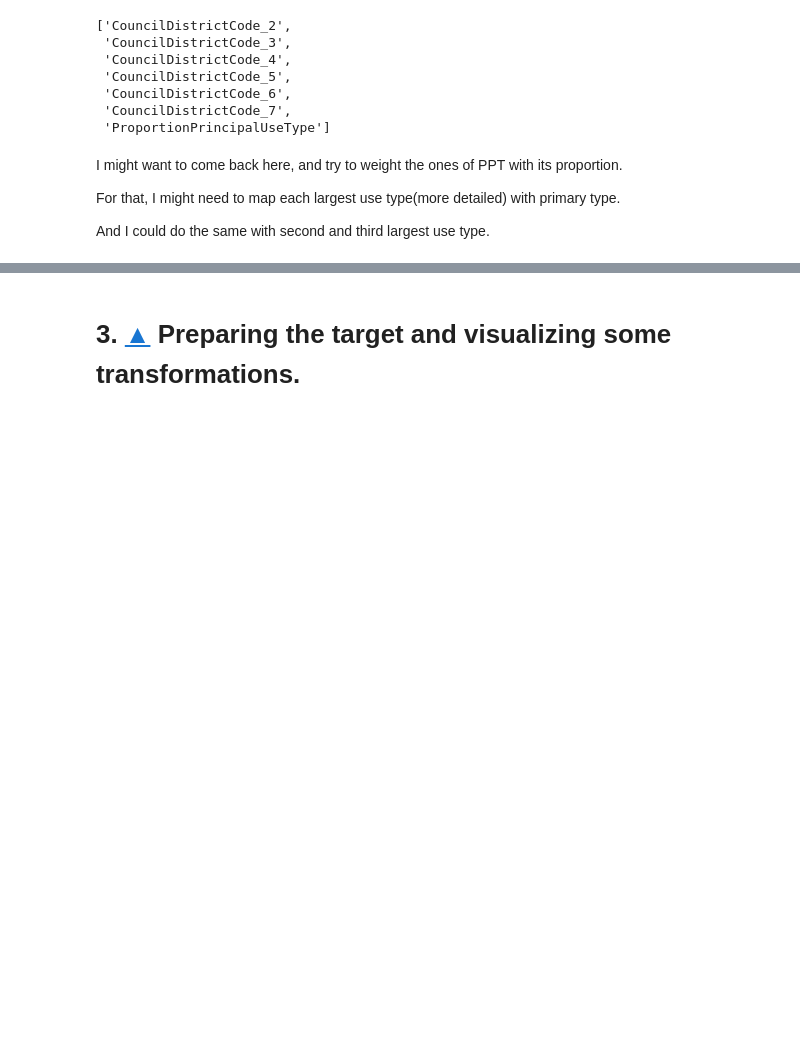
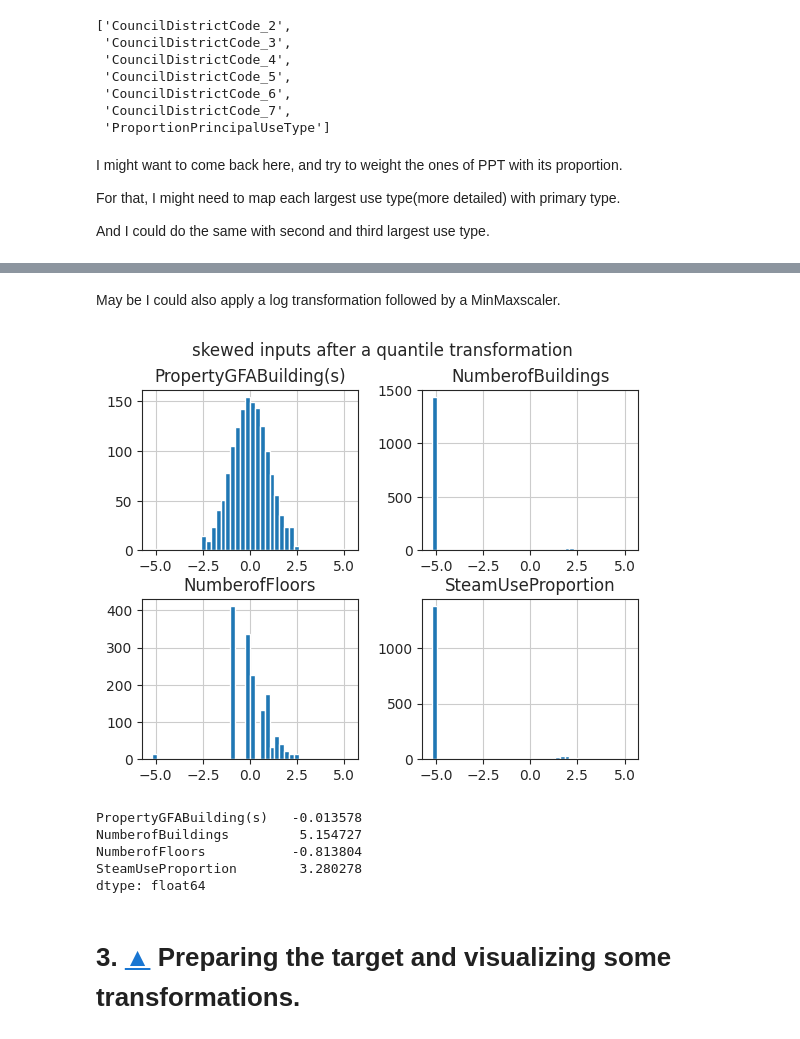
Before and after one commit to JulienfLeBoucher/OC_environmental_predictions, a Jupyter notebook: total_energy_predictions.ipynb, the cells around one changed output, grey strips where cells are left out. Drawn from its saved outputs; the diff is of its cells as text; code cells hidden in the pictures; blank space fills up the shorter version.

```diff
--- a/total_energy_predictions.ipynb
+++ b/total_energy_predictions.ipynb
@@ -274,0 +324,22 @@ And I could do the same with second and third largest use type.
+# %% [markdown]
+May be I could also apply a log transformation followed by a MinMaxscaler.
+# %%
+qtn = QuantileTransformer(
+    n_quantiles=100, output_distribution="normal", random_state=0
+)
+qt_inputs = pd.DataFrame(
+    qtn.fit_transform(data[skewed_fts]),
+    columns=skewed_fts
+)
+
+qt_inputs.hist(bins=40)
+plt.suptitle('skewed inputs after a quantile transformation')
+plt.show()
+qt_inputs.skew()
+# %% [output]
+[figure, added]
+PropertyGFABuilding(s)   -0.013578
+NumberofBuildings         5.154727
+NumberofFloors           -0.813804
+SteamUseProportion        3.280278
+dtype: float64
```
Also changed, not shown: parts of 39 cells of this notebook.
